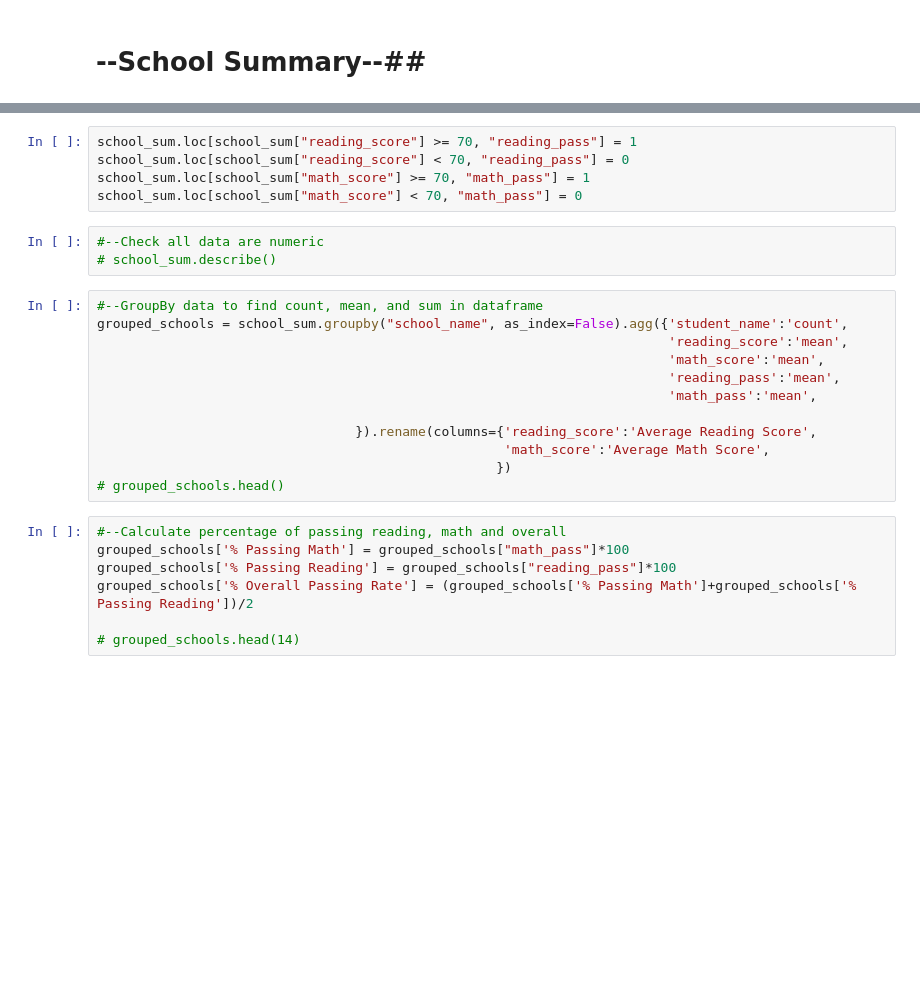
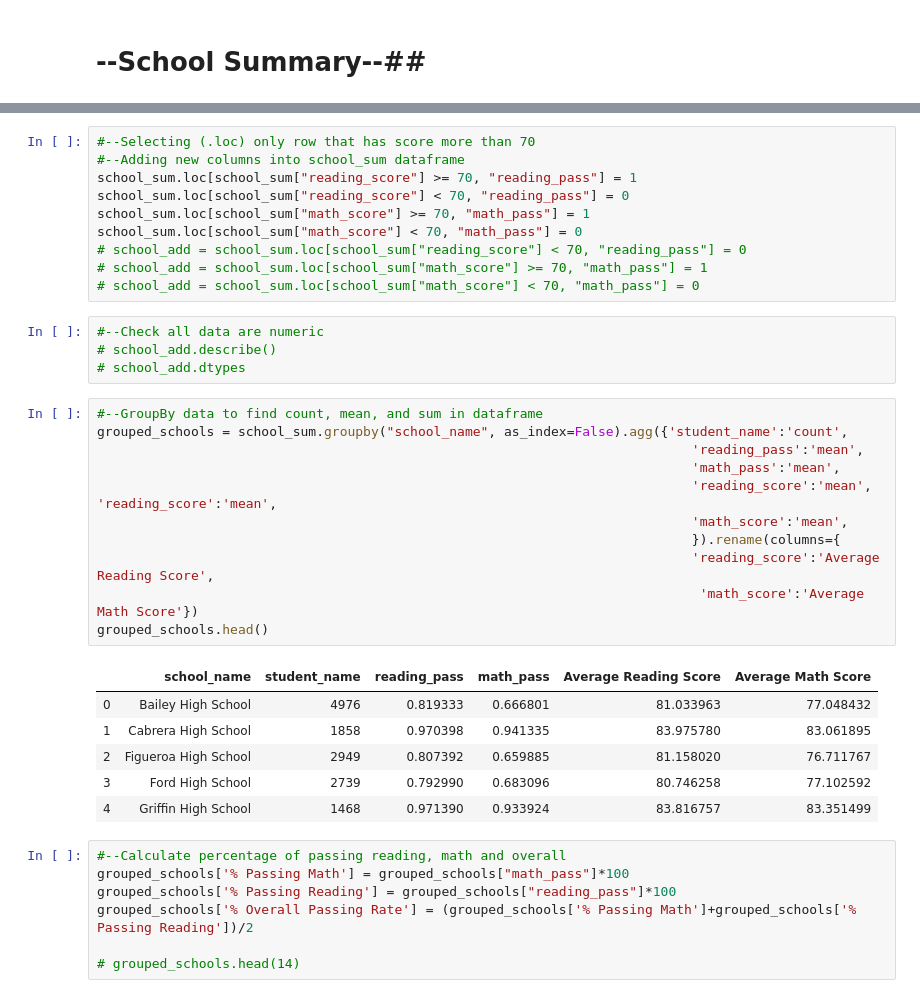
Before and after one commit to PanaratDuke/pandas-challenge, a Jupyter notebook: PyCitySchools.ipynb, the cells around one changed output, grey strips where cells are left out. Drawn from its saved outputs; the diff is of its cells as text; blank space fills up the shorter version.

```diff
--- a/PyCitySchools.ipynb
+++ b/PyCitySchools.ipynb
@@ -140,23 +153,35 @@ school_sum = student_df[['school_name','student_name','reading_score','math_scor
 # %%
+#--Selecting (.loc) only row that has score more than 70
+#--Adding new columns into school_sum dataframe
 school_sum.loc[school_sum["reading_score"] >= 70, "reading_pass"] = 1
 school_sum.loc[school_sum["reading_score"] < 70, "reading_pass"] = 0
 school_sum.loc[school_sum["math_score"] >= 70, "math_pass"] = 1
 school_sum.loc[school_sum["math_score"] < 70, "math_pass"] = 0
+# school_add = school_sum.loc[school_sum["reading_score"] < 70, "reading_pass"] = 0
+# school_add = school_sum.loc[school_sum["math_score"] >= 70, "math_pass"] = 1
+# school_add = school_sum.loc[school_sum["math_score"] < 70, "math_pass"] = 0
 # %%
 #--Check all data are numeric
-# school_sum.describe()
+# school_add.describe()
+# school_add.dtypes
 # %%
 #--GroupBy data to find count, mean, and sum in dataframe
 grouped_schools = school_sum.groupby("school_name", as_index=False).agg({'student_name':'count',
-                                                                         'reading_score':'mean',
-                                                                         'math_score':'mean',
-                                                                         'reading_pass':'mean',
-                                                                         'math_pass':'mean',
-
-                                 }).rename(columns={'reading_score':'Average Reading Score',
-                                                    'math_score':'Average Math Score',
-                                                   })
-# grouped_schools.head()
+                                                                            'reading_pass':'mean',
+                                                                            'math_pass':'mean',
+                                                                            'reading_score':'mean',                                                                   'reading_score':'mean',
+                                                                            'math_score':'mean',
+                                                                            }).rename(columns={
+                                                                            'reading_score':'Average Reading Score',
+                                                                             'math_score':'Average Math Score'})
+grouped_schools.head()
+# %% [output]
+|  | school_name | student_name | reading_pass | math_pass | Average Reading Score | Average Math Score |
+| 0 | Bailey High School | 4976 | 0.819333 | 0.666801 | 81.033963 | 77.048432 |
+| 1 | Cabrera High School | 1858 | 0.970398 | 0.941335 | 83.975780 | 83.061895 |
+| 2 | Figueroa High School | 2949 | 0.807392 | 0.659885 | 81.158020 | 76.711767 |
+| 3 | Ford High School | 2739 | 0.792990 | 0.683096 | 80.746258 | 77.102592 |
+| 4 | Griffin High School | 1468 | 0.971390 | 0.933924 | 83.816757 | 83.351499 |
 # %%
 #--Calculate percentage of passing reading, math and overall
 grouped_schools['% Passing Math'] = grouped_schools["math_pass"]*100
```
Also changed, not shown: parts of 29 cells of this notebook, 1 other file.
